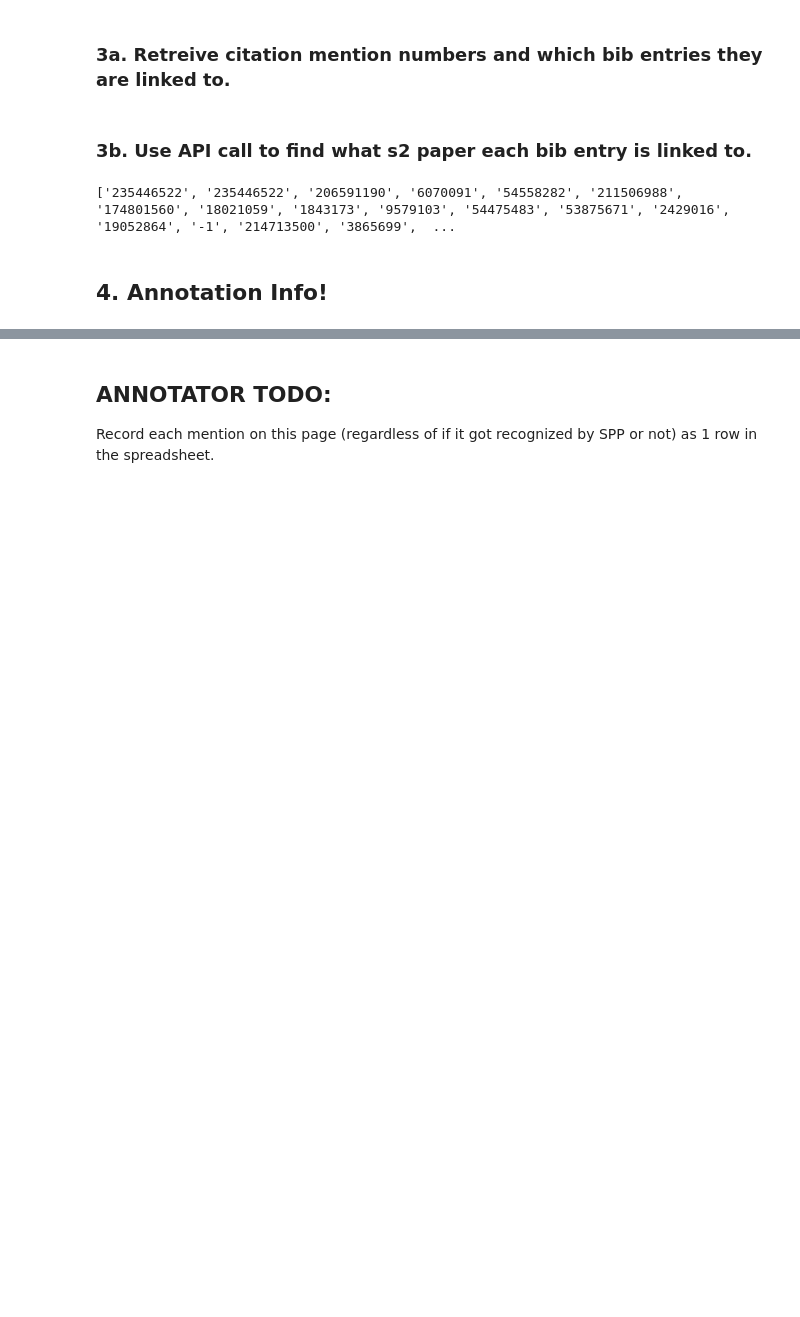
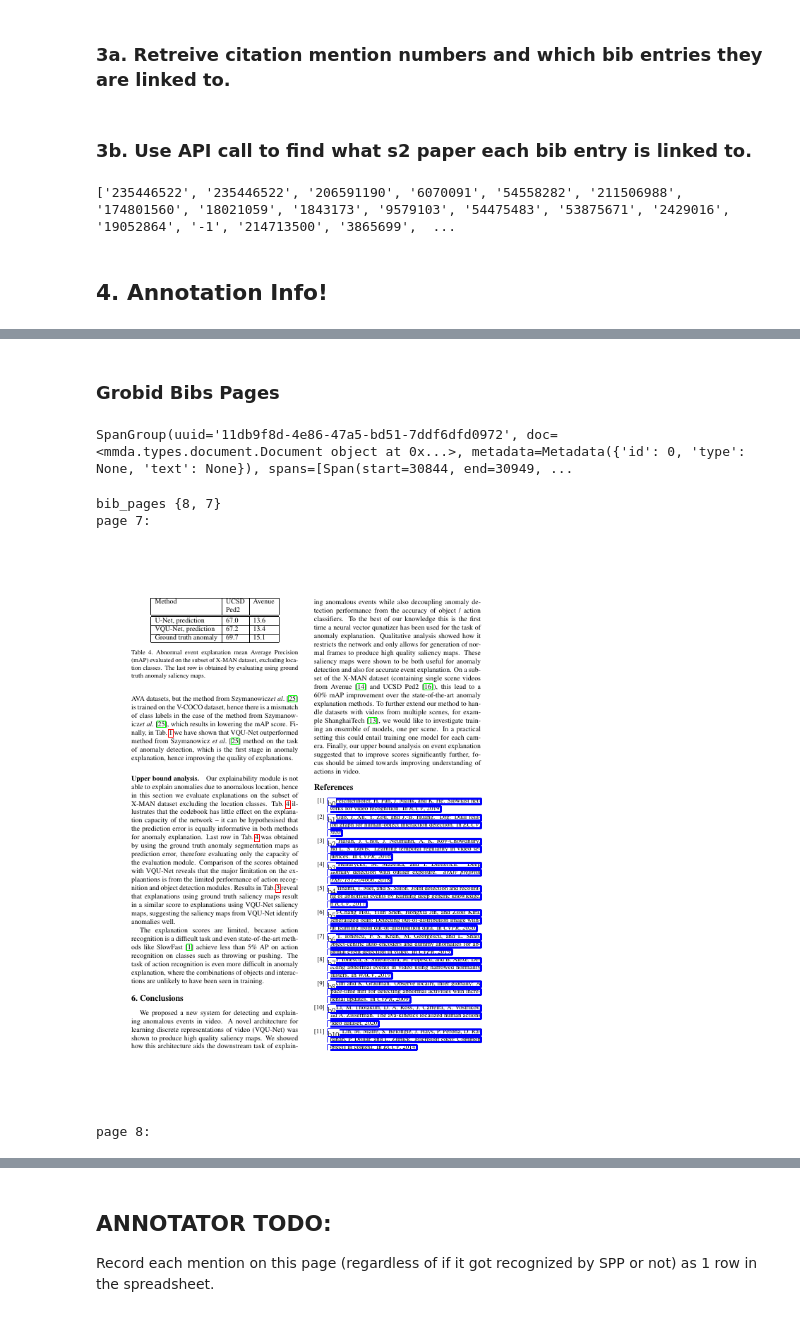
Before and after one commit to allenai/mmda, a Jupyter notebook: end_to_end_eval_easier.ipynb, the cells around one changed output, grey strips where cells are left out. Drawn from its saved outputs; the diff is of its cells as text; code cells hidden in the pictures; blank space fills up the shorter version.

```diff
--- a/end_to_end_eval_easier.ipynb
+++ b/end_to_end_eval_easier.ipynb
@@ -390,0 +635,56 @@ plt.subplots_adjust(bottom=0.15, wspace=0.05)
+# %% [markdown]
+### Grobid Bibs Pages
+# %%
+mmda_doc.grobid_bibs[0]
+# %% [output]
+SpanGroup(uuid='11db9f8d-4e86-47a5-bd51-7ddf6dfd0972', doc=<mmda.types.document.Document object at 0x...>, metadata=Metadata({'id': 0, 'type': None, 'text': None}), spans=[Span(start=30844, end=30949, ...
+# %%
+#function to create labeled text blocks from bibs on the mmda doc
+def make_text_blocks_grobid_bibs(mmda_doc):
+
+    result_text_blocks_list = defaultdict(list)
+    dictionary_of_box_groups = defaultdict(list)
+
+    for bib in mmda_doc.grobid_bibs:
+        dictionary_of_box_groups[bib.box_group.boxes[0].page].append(bib.box_group)
+
+    #mapping between pages and spans on page
+    for page, box_groups in dictionary_of_box_groups.items():
+        page_w, page_h = mmda_doc.images[page].size
+
+        for box_group in box_groups:
+            # it's usually multiple boxes
+            for i, box in enumerate(box_group.boxes):
+                box_id = box_group.id if i == 0 else " "
+                rect = lpe.Rectangle(
+                        box.l * page_w,
+                        box.t * page_h,
+                        (box.l + box.w) * page_w,
+                        (box.t + box.h) * page_h
+                    )
+                result_text_blocks_list[page].append(lpe.TextBlock(
+                    rect,
+                    id=box_id,
+                    type='color_1'
+                ))
+    return result_text_blocks_list
+
+# bibs imgs
+bib_pages = set([bib_entry.box_group.boxes[0].page for bib_entry in mmda_doc.grobid_bibs])
+print('bib_pages', bib_pages)
+rows = len(bib_pages)
+columns = 2
+fontsize = 48
+
+#grobid
+#make bib text blocks and save as image
+dic_text_blocks = make_text_blocks_grobid_bibs(mmda_doc)
+bib_pages = sorted(list(bib_pages))
+for page in bib_pages:
+    print(f"page {page}:")
+    display(draw_text_blocks(page, dic_text_blocks))
+# %% [output]
+bib_pages {8, 7}
+page 7:
+[figure, added]
+page 8:
```
Also changed, not shown: parts of 14 cells of this notebook.
